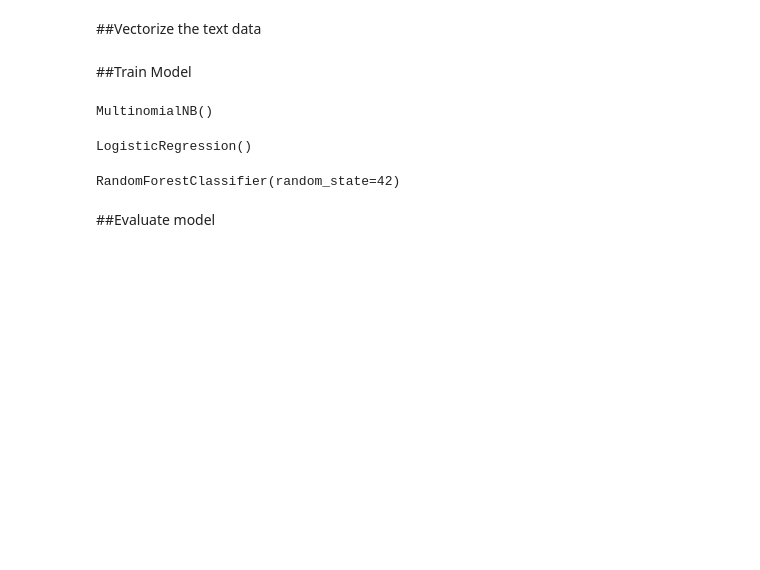
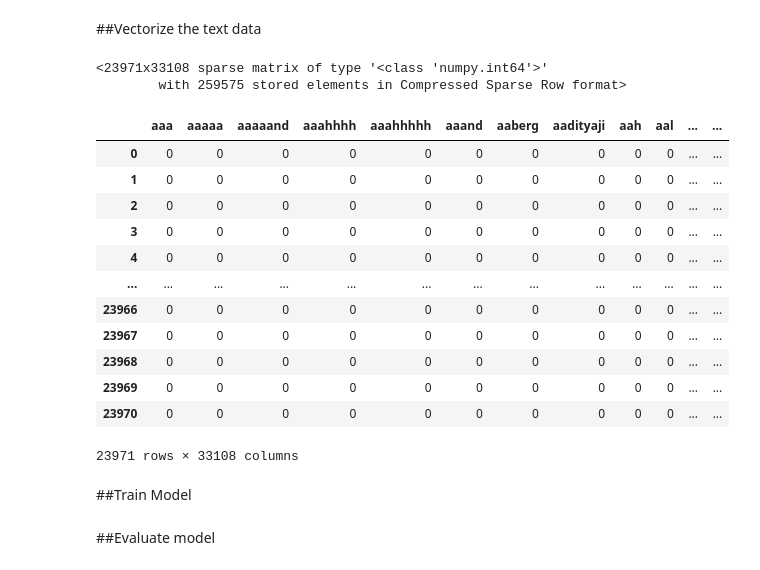
Before and after one commit to klbailey/ADA, a Jupyter notebook: Copy_of_LAB_30.ipynb, the cells around one changed output. Saved outputs shown, nothing was run; the diff lists cells and outputs as text; code cells hidden in the pictures; blank space fills up the shorter version.

```diff
--- a/Copy_of_LAB_30.ipynb
+++ b/Copy_of_LAB_30.ipynb
@@ -139,32 +139,40 @@ X_train, X_test, y_train, y_test = train_test_split(X, y, test_size=0.25, random
 # Convert text data to a document-term matrix using CountVectorizer
 # Uses training data to build the vocabulary, determining which words are marked as 1 (present) or 0 (absent).
 # Then applies this same vocabulary to test  to ensure consistency in how words are represented.
-vectorizer = CountVectorizer(binary=True)
+vectorizer = CountVectorizer()
 X_train_vectorized = vectorizer.fit_transform(X_train)
 # Transform test using same vocabulary
 X_test_vectorized = vectorizer.transform(X_test)
+# %%
+X_train_vectorized
+# %% [output]
+<23971x33108 sparse matrix of type '<class 'numpy.int64'>'
+        with 259575 stored elements in Compressed Sparse Row format>
+# %%
+pd.DataFrame(X_train_vectorized.toarray(), columns=vectorizer.get_feature_names_out())
+# %% [output]
+|  | aaa | aaaaa | aaaaand | aaahhhh | aaahhhhh | aaand | aaberg | aadityaji | aah | aal | ... | ... |
+| 0 | 0 | 0 | 0 | 0 | 0 | 0 | 0 | 0 | 0 | 0 | ... | ... |
+| 1 | 0 | 0 | 0 | 0 | 0 | 0 | 0 | 0 | 0 | 0 | ... | ... |
+| 2 | 0 | 0 | 0 | 0 | 0 | 0 | 0 | 0 | 0 | 0 | ... | ... |
+| 3 | 0 | 0 | 0 | 0 | 0 | 0 | 0 | 0 | 0 | 0 | ... | ... |
+| 4 | 0 | 0 | 0 | 0 | 0 | 0 | 0 | 0 | 0 | 0 | ... | ... |
+| ... | ... | ... | ... | ... | ... | ... | ... | ... | ... | ... | ... | ... |
+| 23966 | 0 | 0 | 0 | 0 | 0 | 0 | 0 | 0 | 0 | 0 | ... | ... |
+| 23967 | 0 | 0 | 0 | 0 | 0 | 0 | 0 | 0 | 0 | 0 | ... | ... |
+| 23968 | 0 | 0 | 0 | 0 | 0 | 0 | 0 | 0 | 0 | 0 | ... | ... |
+| 23969 | 0 | 0 | 0 | 0 | 0 | 0 | 0 | 0 | 0 | 0 | ... | ... |
+| 23970 | 0 | 0 | 0 | 0 | 0 | 0 | 0 | 0 | 0 | 0 | ... | ... |
+23971 rows × 33108 columns
 # %% [markdown]
 ##Train Model
 # %%
-# Train the Naive Bayes model
+# Train the Naive Bayes model gets frequency of the word good for spam detection
 model = MultinomialNB()
 model.fit(X_train_vectorized, y_train)
+
+y_pred_train = model.predict(X_train_vectorized)
+y_pred = model.predict(X_test_vectorized)
-# %% [output]
-MultinomialNB()
-# %%
-from sklearn.linear_model import LogisticRegression
-# Train the Logistic Regression model
-lr_model = LogisticRegression()
-lr_model.fit(X_train_vectorized, y_train)
-# %% [output]
-LogisticRegression()
-# %%
-from sklearn.ensemble import RandomForestClassifier
-# Train the RandomForest Classifier Model
-rf_model = RandomForestClassifier(random_state=42)
-rf_model.fit(X_train_vectorized, y_train)
-# %% [output]
-RandomForestClassifier(random_state=42)
 # %% [markdown]
 ##Evaluate model
 # %%
```
Also changed, not shown: parts of 8 cells of this notebook.
